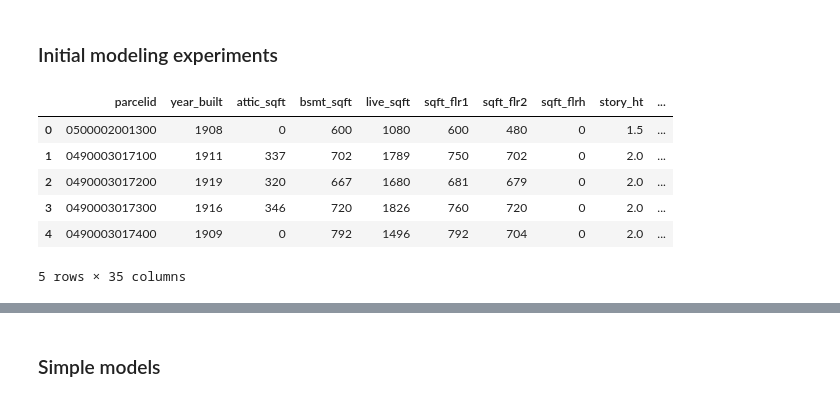
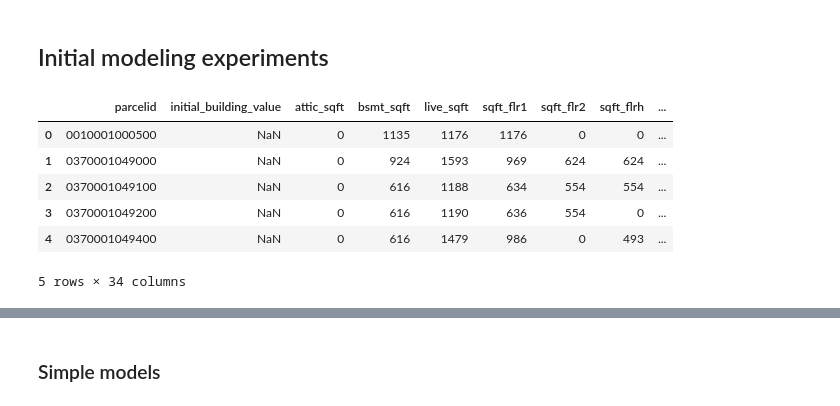
Before and after one commit to JunTaoLuo/ErukaExp, a Jupyter notebook: simple_modeling.ipynb, the cells around one changed output, grey strips where cells are left out. Saved outputs shown, nothing was run; the diff lists cells and outputs as text; code cells hidden in the pictures.

Commit message:
organizing, improving simple modeling

```diff
--- a/simple_modeling.ipynb
+++ b/simple_modeling.ipynb
@@ -1,5 +1,5 @@
 # %% [markdown]
-### Initial modeling experiments
+## Initial modeling experiments
 # %%
 # Setup
 import pandas as pd
@@ -32,11 +27,14 @@ df = pd.read_sql(sql, engine)
-# %%
-df.head()
-# %% [output]
-|  | parcelid | year_built | attic_sqft | bsmt_sqft | live_sqft | sqft_flr1 | sqft_flr2 | sqft_flrh | story_ht | ... |
-| 0 | 0500002001300 | 1908 | 0 | 600 | 1080 | 600 | 480 | 0 | 1.5 | ... |
-| 1 | 0490003017100 | 1911 | 337 | 702 | 1789 | 750 | 702 | 0 | 2.0 | ... |
-| 2 | 0490003017200 | 1919 | 320 | 667 | 1680 | 681 | 679 | 0 | 2.0 | ... |
-| 3 | 0490003017300 | 1916 | 346 | 720 | 1826 | 760 | 720 | 0 | 2.0 | ... |
-| 4 | 0490003017400 | 1909 | 0 | 792 | 1496 | 792 | 704 | 0 | 2.0 | ... |
-5 rows × 35 columns
+# %%
+# Read in data
+df = pd.read_sql('SELECT * FROM samples.labels', engine)
+df.drop(['insert_time'], axis=1, inplace=True) # drop unnecessary columns
+df.head()
+# %% [output]
+|  | parcelid | initial_building_value | attic_sqft | bsmt_sqft | live_sqft | sqft_flr1 | sqft_flr2 | sqft_flrh | ... |
+| 0 | 0010001000500 | NaN | 0 | 1135 | 1176 | 1176 | 0 | 0 | ... |
+| 1 | 0370001049000 | NaN | 0 | 924 | 1593 | 969 | 624 | 624 | ... |
+| 2 | 0370001049100 | NaN | 0 | 616 | 1188 | 634 | 554 | 554 | ... |
+| 3 | 0370001049200 | NaN | 0 | 616 | 1190 | 636 | 554 | 0 | ... |
+| 4 | 0370001049400 | NaN | 0 | 616 | 1479 | 986 | 0 | 493 | ... |
+5 rows × 34 columns
 # %%
```
Also changed, not shown: parts of 10 cells of this notebook, 2 other files.
